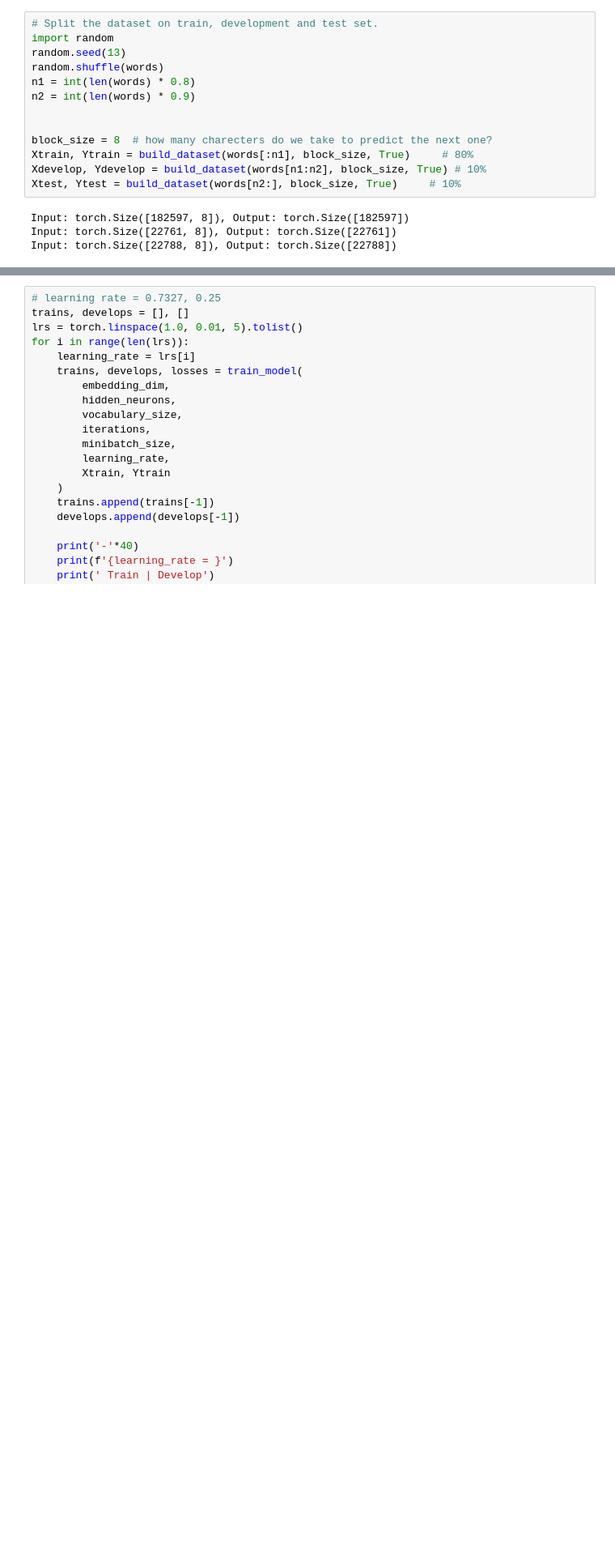
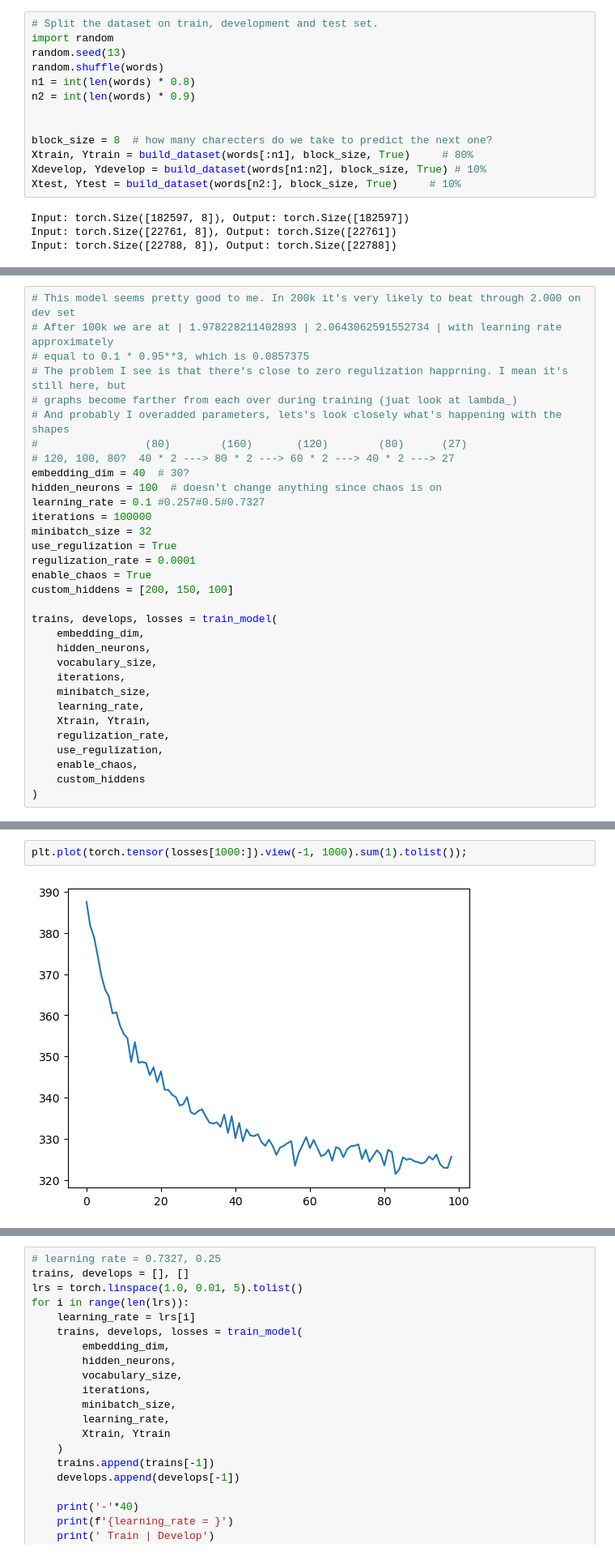
Before and after one commit to yarchickkk/makemore, a Jupyter notebook: wavenet.ipynb, the cells around one changed output, grey strips where cells are left out. Shown at 81% size. Saved outputs shown, nothing was run; the diff lists cells and outputs as text; blank space fills up the shorter version.

```diff
--- a/wavenet.ipynb
+++ b/wavenet.ipynb
@@ -268,0 +382,32 @@ minibatch_size = 32
+# %%
+# This model seems pretty good to me. In 200k it's very likely to beat through 2.000 on dev set
+# After 100k we are at | 1.978228211402893 | 2.0643062591552734 | with learning rate approximately
+# equal to 0.1 * 0.95**3, which is 0.0857375
+# The problem I see is that there's close to zero regulization happrning. I mean it's still here, but
+# graphs become farther from each over during training (juat look at lambda_)
+# And probably I overadded parameters, lets's look closely what's happening with the shapes
+#                 (80)        (160)       (120)        (80)      (27)
+# 120, 100, 80?  40 * 2 ---> 80 * 2 ---> 60 * 2 ---> 40 * 2 ---> 27
+embedding_dim = 40  # 30?
+hidden_neurons = 100  # doesn't change anything since chaos is on
+learning_rate = 0.1 #0.257#0.5#0.7327
+iterations = 100000
+minibatch_size = 32
+use_regulization = True
+regulization_rate = 0.0001
+enable_chaos = True
+custom_hiddens = [200, 150, 100]
+
+trains, develops, losses = train_model(
+    embedding_dim,
+    hidden_neurons,
+    vocabulary_size,
+    iterations,
+    minibatch_size,
+    learning_rate,
+    Xtrain, Ytrain,
+    regulization_rate,
+    use_regulization,
+    enable_chaos,
+    custom_hiddens
+)
@@ -268,0 +426,4 @@ minibatch_size = 32
+# %%
+plt.plot(torch.tensor(losses[1000:]).view(-1, 1000).sum(1).tolist());
+# %% [output]
+[figure, added]
```
Also changed, not shown: parts of 23 cells of this notebook.
